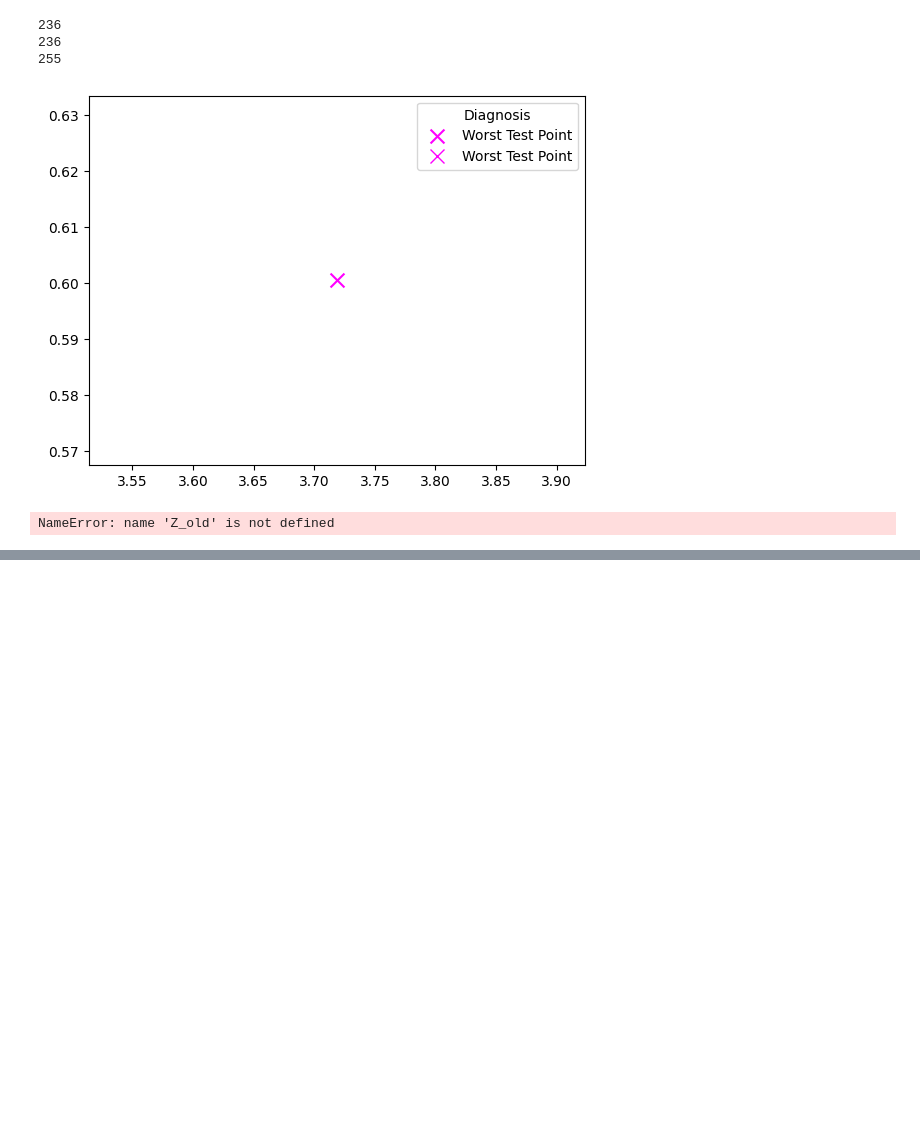
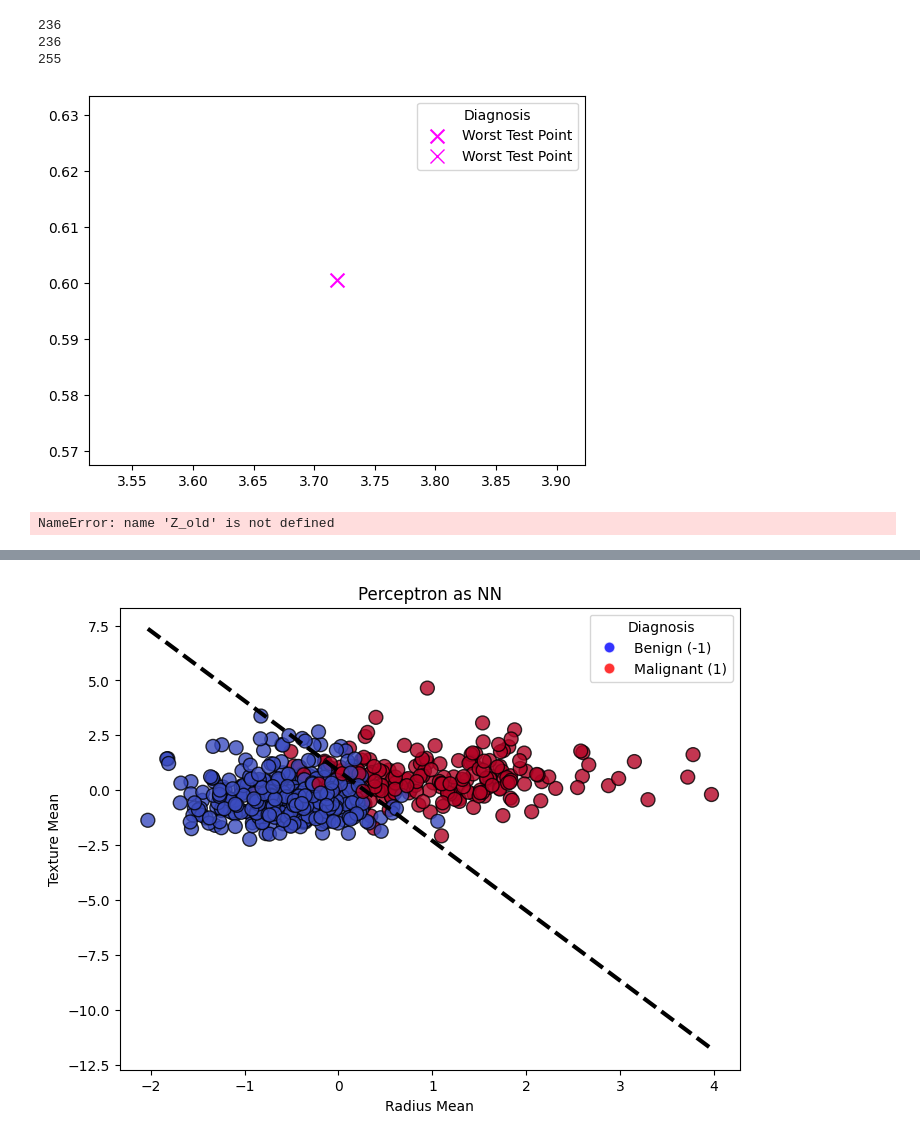
Before and after one commit to GianmarcoAndreana/NNDL, a Jupyter notebook: WDBC_SVM.ipynb, the cells around one changed output, grey strips where cells are left out. Drawn from its saved outputs; the diff is of its cells as text; code cells hidden in the pictures; blank space fills up the shorter version.

```diff
--- a/WDBC_SVM.ipynb
+++ b/WDBC_SVM.ipynb
@@ -597,0 +629,67 @@ Predictions: [-1  1  1 -1  1 -1  1 -1 -1 -1  1 -1  1  1 -1  1 -1 -1  1 -1 -1 -1
+# %%
+import torch
+import torch.nn as nn
+import torch.optim as optim
+import matplotlib.pyplot as plt
+import numpy as np
+from sklearn.preprocessing import StandardScaler
+
+# Define the Perceptron Model
+class Perceptron(nn.Module):
+    def __init__(self, input_dim):
+        super(Perceptron, self).__init__()
+        self.linear = nn.Linear(input_dim, 1)
+
+    def forward(self, x):
+        return torch.tanh(self.linear(x))  # Activation function
+
+# # Standardize the data (important for correct decision boundary)
+scaler = StandardScaler()
+X = scaler.fit_transform(X)
+
+# Convert to PyTorch tensors
+X = torch.tensor(X, dtype=torch.float32)
+y = torch.tensor(y, dtype=torch.float32).view(-1, 1)
+
+# Initialize model, loss, and optimizer
+model = Perceptron(input_dim=2)
+optimizer = optim.SGD(model.parameters(), lr=0.1)
+loss_fn = nn.MSELoss()
+
+# Train perceptron
+for epoch in range(50):
+    optimizer.zero_grad()
+    y_pred = model(X)
+    loss = loss_fn(y_pred, y)
+    loss.backward()
+    optimizer.step()
+
+# Extract learned weights and bias
+w = model.linear.weight.data.numpy().flatten()
+b = model.linear.bias.data.numpy()
+
+# Plot the data
+plt.figure(figsize=(8, 6))
+# plt.scatter(X[y[:, 0] == 1][:, 0], X[y[:, 0] == 1][:, 1],  edgecolor="k", alpha=0.6, marker="o", label="Malign (+1)", s=100)
+# plt.scatter(X[y[:, 0] == -1][:, 0], X[y[:, 0] == -1][:, 1], edgecolor="k", alpha=0.6, marker="o", label="Benign (-1)", s=100)
+plt.scatter(
+    X[:, 0], X[:, 1], c=y, cmap="coolwarm", edgecolor="k", alpha=0.8, marker="o", s=100,
+)
+# Plot decision boundary
+x_boundary = np.linspace(X[:, 0].min(), X[:, 0].max(), 100)
+y_boundary = (-w[0] * x_boundary - b) / w[1]  # Compute y values
+
+# Legend for the plot
+handles = [
+    plt.Line2D([0], [0], marker='o', color='w', markerfacecolor='blue', alpha = 0.8, markersize=8, label='Benign (-1)'),
+    plt.Line2D([0], [0], marker='o', color='w', markerfacecolor='red', alpha = 0.8, markersize=8, label='Malignant (1)')
+]
+plt.legend(handles=handles, title='Diagnosis')
+
+plt.plot(x_boundary, y_boundary, 'k--', lw=3, label="Decision Boundary")
+plt.xlabel("Radius Mean")
+plt.ylabel("Texture Mean")
+plt.title("Perceptron as NN")
+plt.show()
+# %% [output]
+[figure, added]
```
Also changed, not shown: parts of 3 cells of this notebook.
